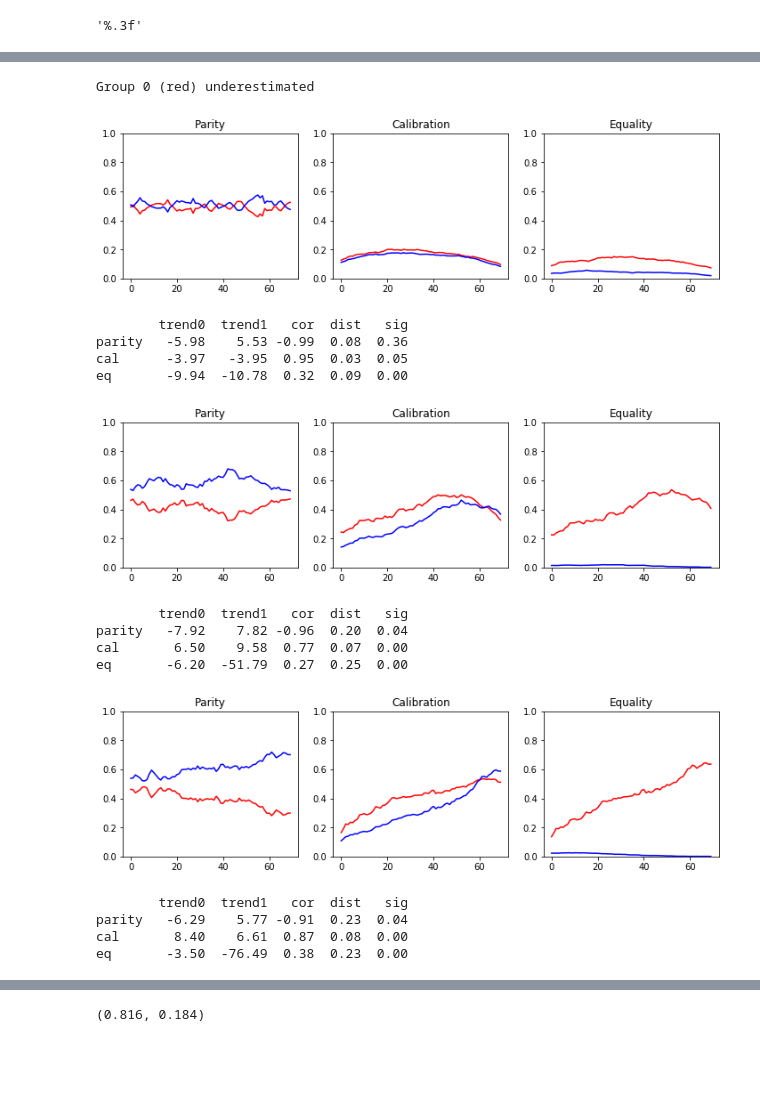
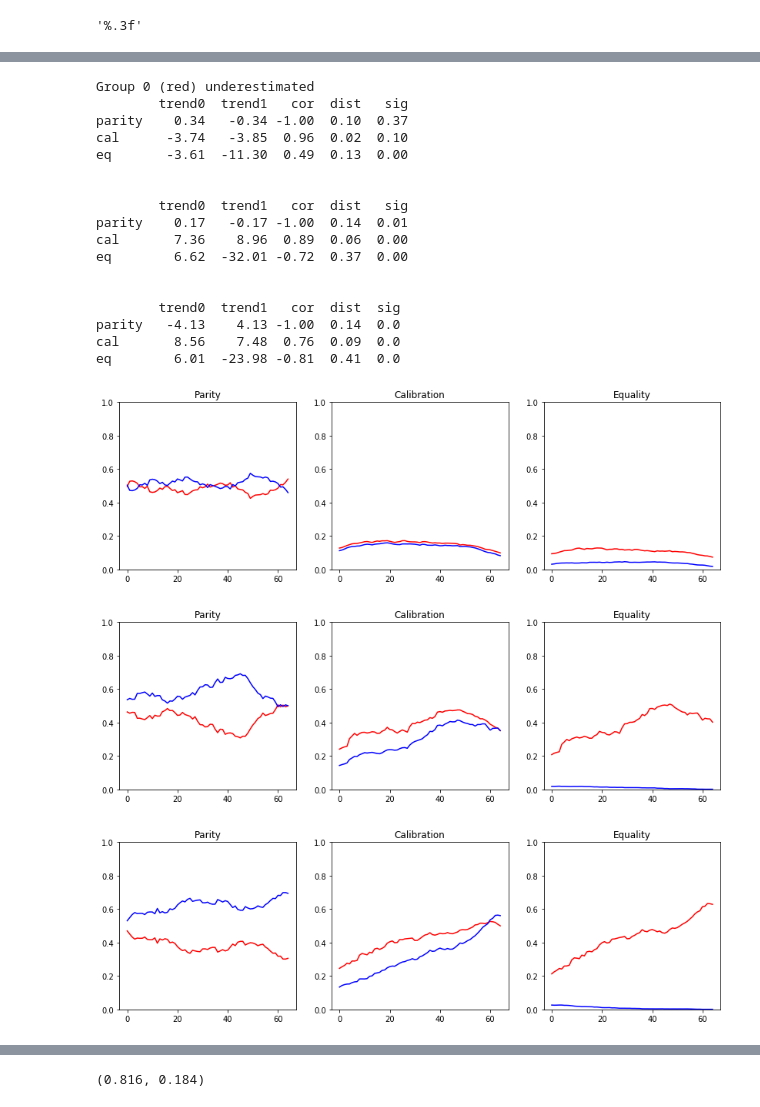
Before and after one commit to caitlinkuhlman/fair_ranking, a Jupyter notebook: diagnostics_kendall.ipynb, the cells around one changed output, grey strips where cells are left out. Saved outputs shown, nothing was run; the diff lists cells and outputs as text; code cells hidden in the pictures; blank space fills up the shorter version.

```diff
--- a/diagnostics_kendall.ipynb
+++ b/diagnostics_kendall.ipynb
@@ -62,60 +62,67 @@ def add_error_under_over(data, scale, group):
     #data2.sort_values('y', inplace=True)
     return data2
 # %%
-def plot_all(data):
-    plt.figure(figsize=(12, 3,))
+def plot_all(data, filename):
+    plt.figure(figsize=(14, 4,))
     plt.subplot(131) # equivalent to: plt.subplot(2, 2, 1)
 
-    e0,e1 = sliding_kendall_parity(data, window=300, step=10)
+    e0,e1 = sliding_kendall_parity(data, window=350, step=10)
     plt.plot(e0, color='red')
     plt.plot(e1, color='blue')
     plt.ylim([0,1])
     plt.title("Parity")
 
     plt.subplot(132) # equivalent to: plt.subplot(2, 2, 1)
-    e0,e1 = sliding_kendall_cal2(data, window=300, step=10)
+    e0,e1 = sliding_kendall_cal2(data, window=350, step=10)
     plt.plot(e0, color='red')
     plt.plot(e1, color='blue')
     plt.ylim([0,1])
     plt.title("Calibration")
 
     plt.subplot(133) # equivalent to: plt.subplot(2, 2, 1)
-    e0,e1 = sliding_kendall_eq(data, window=300, step=10)
+    e0,e1 = sliding_kendall_eq(data, window=350, step=10)
     plt.ylim([0,1])
     plt.plot(e0, color='red')
     plt.plot(e1, color='blue')
     plt.title("Equality")
-    plt.show()
+#     plt.show()
+    plt.savefig(filename, bbox_inches="tight")
 
     synth_errs = diagnose_k(data)
     print(synth_errs.transpose().round(2))
+    print("")
+    print("")
 # %%
-plt.rcParams['figure.figsize'] = (4, 20)
-data = generate(1000,5,0.2,99)
+# plt.rcParams['figure.figsize'] = (16, 4)
+# data = generate(1000,5,0.2,99)
 print("Group 0 (red) underestimated")
 data['y_pred'] = add_error_under(data, 0.1, 0.)['y']
-plot_all(data)
+plot_all(data, "under1.png")
 data['y_pred'] = add_error_under(data, 0.5, 0.)['y']
-plot_all(data)
+plot_all(data, "under5.png")
 data['y_pred'] = add_error_under(data, 0.75, 0.)['y']
-plot_all(data)
+plot_all(data, "under75.png")
 # %% [output]
 Group 0 (red) underestimated
+        trend0  trend1   cor  dist   sig
+parity    0.34   -0.34 -1.00  0.10  0.37
+cal      -3.74   -3.85  0.96  0.02  0.10
+eq       -3.61  -11.30  0.49  0.13  0.00
+
+
+        trend0  trend1   cor  dist   sig
+parity    0.17   -0.17 -1.00  0.14  0.01
+cal       7.36    8.96  0.89  0.06  0.00
+eq        6.62  -32.01 -0.72  0.37  0.00
+
+
+        trend0  trend1   cor  dist  sig
+parity   -4.13    4.13 -1.00  0.14  0.0
+cal       8.56    7.48  0.76  0.09  0.0
+eq        6.01  -23.98 -0.81  0.41  0.0
-[figure, old version]
+[figure, new version]
-        trend0  trend1   cor  dist   sig
-parity   -5.98    5.53 -0.99  0.08  0.36
-cal      -3.97   -3.95  0.95  0.03  0.05
-eq       -9.94  -10.78  0.32  0.09  0.00
-[figure, old version]
+[figure, new version]
-        trend0  trend1   cor  dist   sig
-parity   -7.92    7.82 -0.96  0.20  0.04
-cal       6.50    9.58  0.77  0.07  0.00
-eq       -6.20  -51.79  0.27  0.25  0.00
-[figure, old version]
+[figure, new version]
-        trend0  trend1   cor  dist   sig
-parity   -6.29    5.77 -0.91  0.23  0.04
-cal       8.40    6.61  0.87  0.08  0.00
-eq       -3.50  -76.49  0.38  0.23  0.00
 # %%
 print("Group 1 (blue) overestimated")
 data['y_pred'] = add_error_over(data, 0.1, 0.)['y']
```
Also changed, not shown: parts of 10 cells of this notebook.
